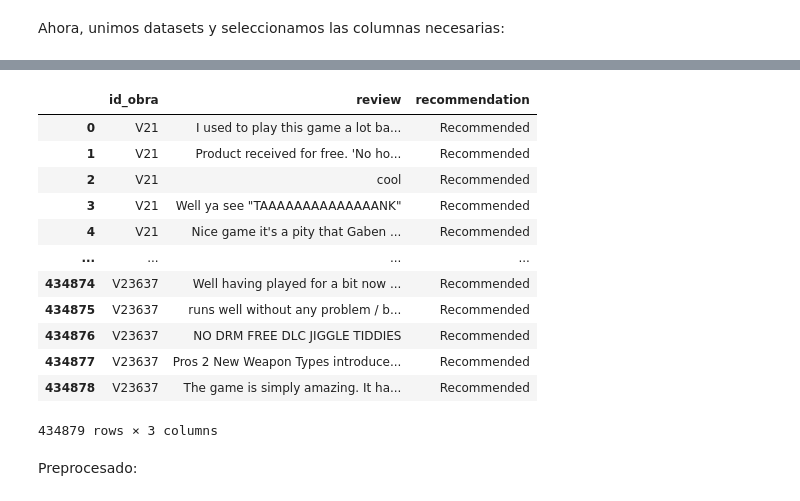
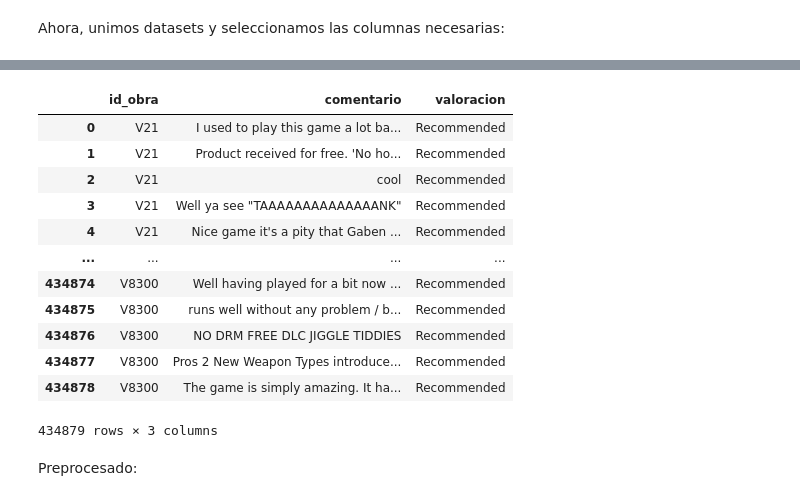
Before and after one commit to adrygp/ABP-FindMo, a Jupyter notebook: FindMo.ipynb, the cells around one changed output, grey strips where cells are left out. Drawn from its saved outputs; the diff is of its cells as text; code cells hidden in the pictures.

```diff
--- a/FindMo.ipynb
+++ b/FindMo.ipynb
@@ -47,0 +75,2 @@ originalSteamReviews = pd.read_csv('original_datasets/videogames/steam_reviews.c
+# %%
+originalSteamList = originalSteamList[originalSteamList['owners'] != '0-20000']
@@ -48,15 +81,25 @@ originalSteamReviews = pd.read_csv('original_datasets/videogames/steam_reviews.c
 # %% [markdown]
 Ahora, unimos datasets y seleccionamos las columnas necesarias:
 # %%
-# Estas tres líneas crean una copia del csv con un id para cada elemento con el formato que hemos especificado:
+# Estas líneas crean una copia del csv con un id para cada elemento con el formato que hemos especificado:
+# Videojuegos
 listadoVideojuegos = originalSteamList.copy()
 listadoVideojuegos.insert(0, 'id_obra', range(0, len(listadoVideojuegos)))
 listadoVideojuegos = listadoVideojuegos.assign(id_obra=lambda x: 'V'+x.id_obra.astype(str))
 
+# Películas
+listadoCineDescripcion = originalIMBDMoviesWithDescription.copy()
+listadoCineDescripcion.insert(0, 'id_obra', range(0, len(listadoCineDescripcion)))
+listadoCineDescripcion = listadoCineDescripcion.assign(id_obra=lambda x: 'C'+x.id_obra.astype(str))
+
+
 # Creamos el listado que contiene títulos y descripciones (y guardamos el csv):
+# Videojuegos
 listadoDescripcionVideojuegos = pd.merge(listadoVideojuegos, originalSteamDescriptions, left_on='appid', right_on='steam_appid')
 
-listadoDescripcionVideojuegos[['id_obra', 'name', 'short_description']].to_csv('system_datasets/obras_descripcion.csv', index=False)
+listadoDescripcionVideojuegos = listadoDescripcionVideojuegos.rename(columns={'name':'nombre', 'short_description':'descripcion'})
 
-listadoDescripcionVideojuegos[['id_obra', 'name', 'short_description']]
+listadoDescripcionVideojuegos[['id_obra', 'nombre', 'descripcion']].to_csv('system_datasets/obras_descripcion.csv', index=False)
+
+listadoDescripcionVideojuegos[['id_obra', 'nombre', 'descripcion']]
 # %% [output]
@@ -76,23 +138,25 @@ listadoDescripcionVideojuegos[['id_obra', 'name', 'short_description']]
 # %%
 # Creamos el listado que contiene los comentarios asociados a cada obra:
-listadoComentariosVideojuegos = pd.merge(listadoDescripcionVideojuegos, originalSteamReviews, left_on='name', right_on='title')
+listadoComentariosVideojuegos = pd.merge(listadoDescripcionVideojuegos, originalSteamReviews, left_on='nombre', right_on='title')
 
-listadoComentariosVideojuegos[['id_obra', 'review', 'recommendation']].to_csv('system_datasets/obras_comentarios.csv', index=False)
+listadoComentariosVideojuegos = listadoComentariosVideojuegos.rename(columns={'review':'comentario', 'recommendation':'valoracion'})
 
-listadoComentariosVideojuegos[['id_obra', 'review', 'recommendation']]
+listadoComentariosVideojuegos[['id_obra', 'comentario', 'valoracion']].to_csv('system_datasets/obras_comentarios.csv', index=False)
+
+listadoComentariosVideojuegos[['id_obra', 'comentario', 'valoracion']]
 # %% [output]
-|  | id_obra | review | recommendation |
+|  | id_obra | comentario | valoracion |
 | 0 | V21 | I used to play this game a lot ba... | Recommended |
 | 1 | V21 | Product received for free. 'No ho... | Recommended |
 | 2 | V21 | cool | Recommended |
 | 3 | V21 | Well ya see "TAAAAAAAAAAAAAANK" | Recommended |
 | 4 | V21 | Nice game it's a pity that Gaben ... | Recommended |
 | ... | ... | ... | ... |
-| 434874 | V23637 | Well having played for a bit now ... | Recommended |
-| 434875 | V23637 | runs well without any problem / b... | Recommended |
-| 434876 | V23637 | NO DRM FREE DLC JIGGLE TIDDIES | Recommended |
-| 434877 | V23637 | Pros 2 New Weapon Types introduce... | Recommended |
-| 434878 | V23637 | The game is simply amazing. It ha... | Recommended |
+| 434874 | V8300 | Well having played for a bit now ... | Recommended |
+| 434875 | V8300 | runs well without any problem / b... | Recommended |
+| 434876 | V8300 | NO DRM FREE DLC JIGGLE TIDDIES | Recommended |
+| 434877 | V8300 | Pros 2 New Weapon Types introduce... | Recommended |
+| 434878 | V8300 | The game is simply amazing. It ha... | Recommended |
 434879 rows × 3 columns
 # %% [markdown]
 Preprocesado:
```
Also changed, not shown: parts of 20 cells of this notebook.
